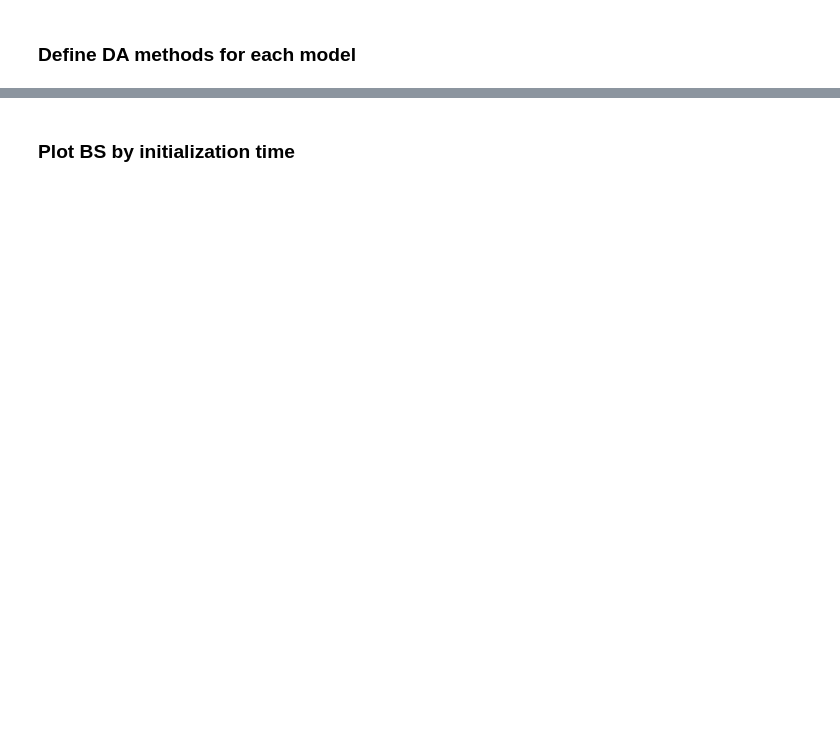
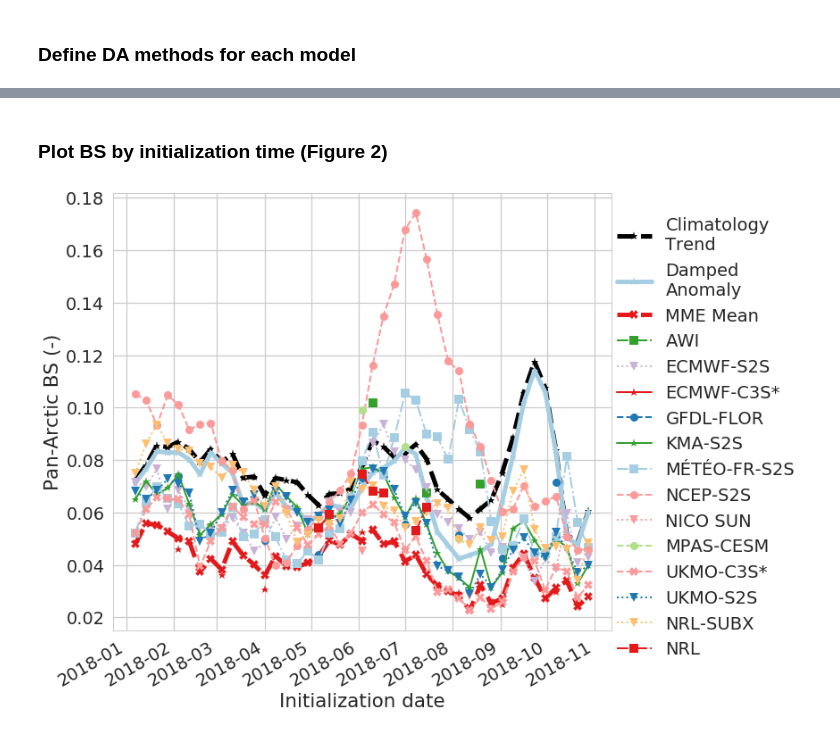
Before and after one commit to NicWayand/ESIO, a Jupyter notebook: notebooks/Eval_weekly_forecasts.ipynb, the cells around one changed output, grey strips where cells are left out. Saved outputs shown, nothing was run; the diff lists cells and outputs as text; code cells hidden in the pictures; blank space fills up the shorter version.

```diff
--- a/notebooks/Eval_weekly_forecasts.ipynb
+++ b/notebooks/Eval_weekly_forecasts.ipynb
@@ -723,39 +730,41 @@ f.savefig(f_out,bbox_inches='tight', dpi=300)
 # %% [markdown]
-### Plot BS by initialization time
+### Plot BS by initialization time (Figure 2)
 # %%
 sns.set_style("whitegrid")
 
-for ft_i in [2,4]:
+for ft_i in [4]:
     BSS_agg_fore = BSS_agg.isel(fore_time=ft_i)
 
     sns.set_context("talk", font_scale=1.5, rc={"lines.linewidth": 2.5})
     f = plt.figure(figsize=(10,10))
     for cmod in model_plot_order:
         # Get model plotting specs
         cc = E.model_color[cmod]
         cl = E.model_linestyle[cmod]
         cm = E.model_marker[cmod]
         if cmod in ['MME','dampedAnomalyTrend','climatology']:
             lw=5
         else:
             lw = 2
         if BSS_agg_fore.sel(model=cmod).notnull().sum().values==0:
             continue # Don't plot
         plt.plot(BSS_agg_fore.init_end.values,
                 BSS_agg_fore.sel(model=cmod).values, label=E.model[cmod]['model_label'],
                 color=cc,
                 linestyle=cl,
                 linewidth=lw,
                 marker=cm)
     plt.legend(loc='lower right', bbox_to_anchor=(1.4, -0.1))
     plt.ylabel('Pan-Arctic BS (-)')
     plt.xlabel('Initialization date')
     #plt.title(BSS_agg_fore.fore_time.values.astype('timedelta64[D]').astype(int))
     f.autofmt_xdate()
 
 
     if not PaperPlots: # only add for website plots
         plt.text(np.datetime64('2018-01-01'), 0.16, 'Wayand et al. (in review)', fontsize=12)
     # Save to file
     f_out = os.path.join(fig_dir,fig_ext+'BSS_by_init_time_'+str(BSS_agg_fore.fore_time.values.astype('timedelta64[D]').astype(int))+'_days.png')
     f.savefig(f_out,bbox_inches='tight', dpi=300)
+# %% [output]
+[figure, added]
```
Also changed, not shown: parts of 16 cells of this notebook, 1 other file.
